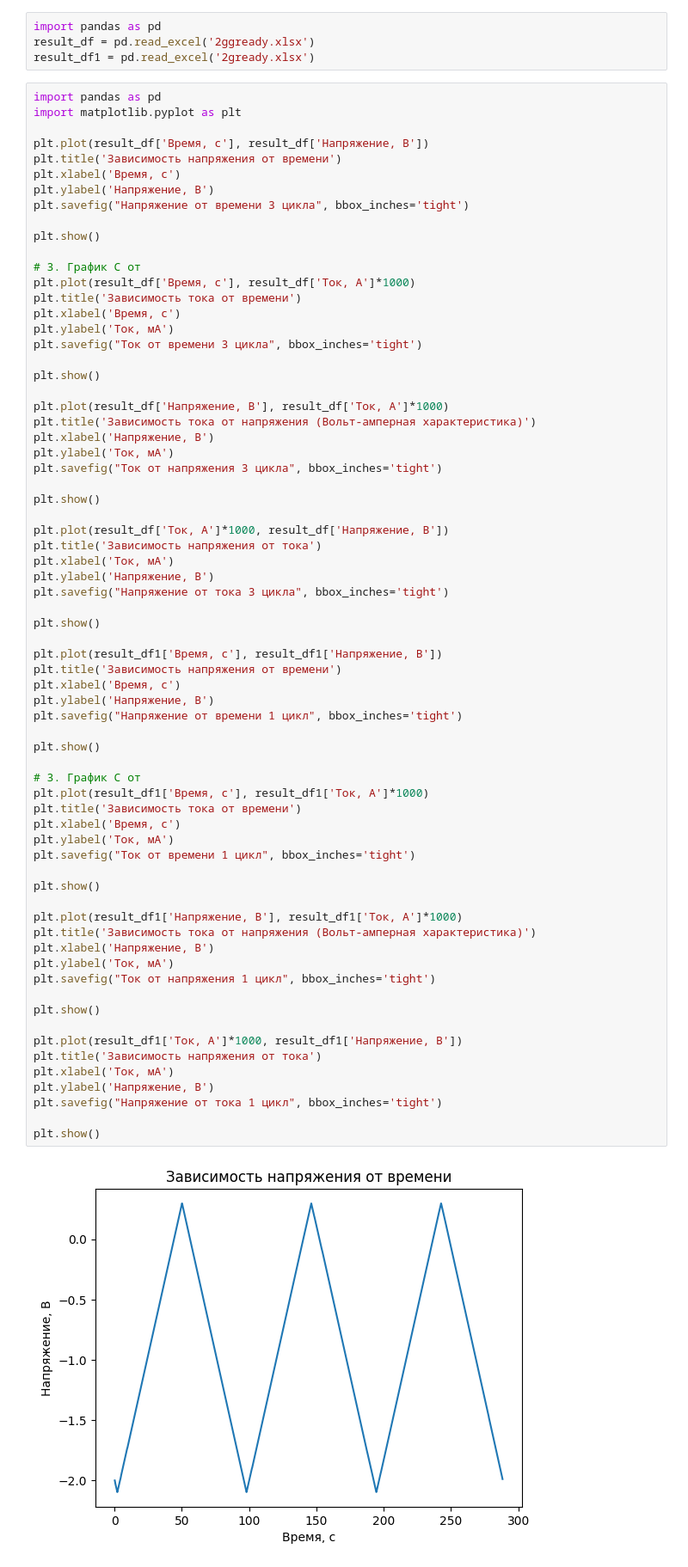
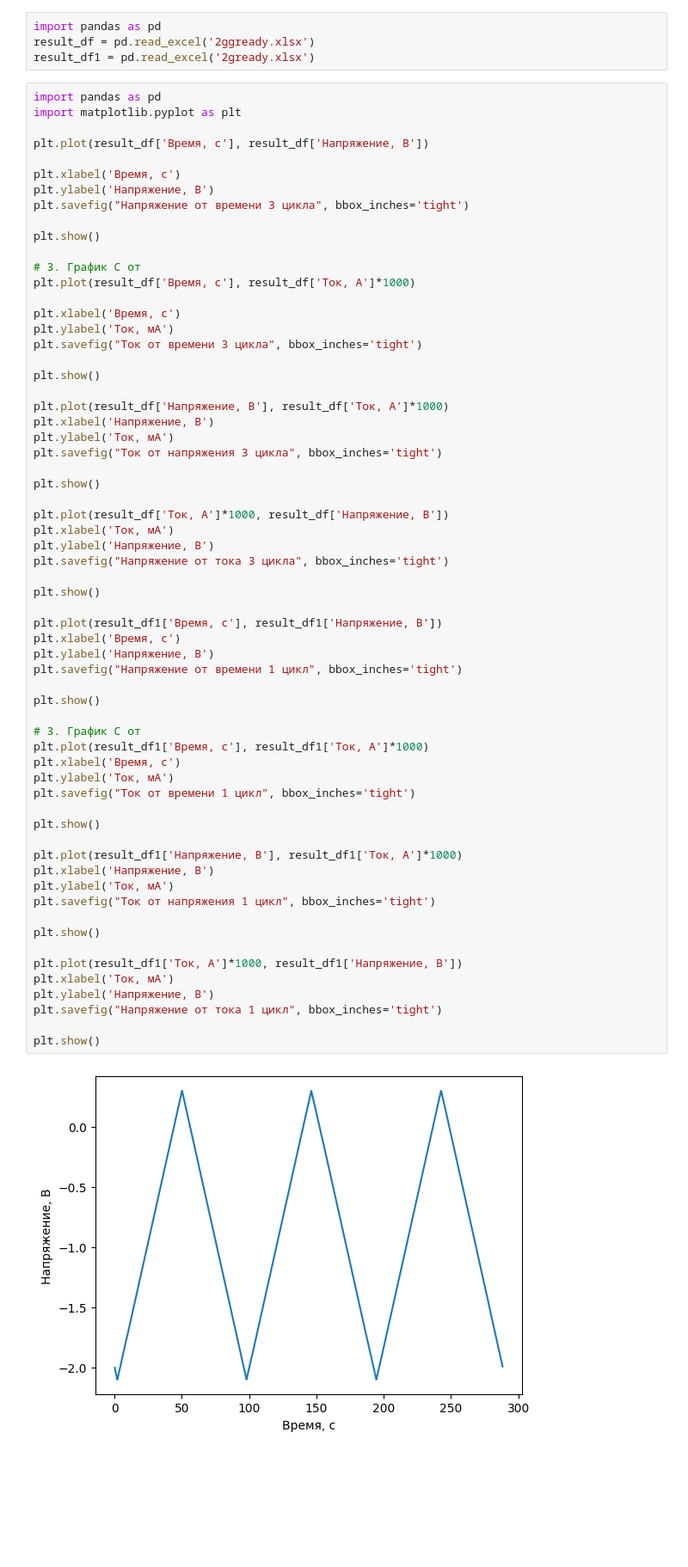
Before and after one commit to IgorChekmarev/fizha, a Jupyter notebook: el_kap/2/г/el_kap2g.ipynb, the cells around one changed output. Shown at 86% size. Cells and saved outputs as stored; diff of their text form; blank space fills up the shorter version.

```diff
--- a/el_kap/2/г/el_kap2g.ipynb
+++ b/el_kap/2/г/el_kap2g.ipynb
@@ -66,7 +66,7 @@ import pandas as pd
 import matplotlib.pyplot as plt
 
 plt.plot(result_df['Время, с'], result_df['Напряжение, В'])
-plt.title('Зависимость напряжения от времени')
+
 plt.xlabel('Время, с')
 plt.ylabel('Напряжение, В')
 plt.savefig("Напряжение от времени 3 цикла", bbox_inches='tight')
@@ -75,7 +75,7 @@ plt.show()
 
 # 3. График C от
 plt.plot(result_df['Время, с'], result_df['Ток, А']*1000)
-plt.title('Зависимость тока от времени')
+
 plt.xlabel('Время, с')
 plt.ylabel('Ток, мА')
 plt.savefig("Ток от времени 3 цикла", bbox_inches='tight')
@@ -83,7 +83,6 @@ plt.savefig("Ток от времени 3 цикла", bbox_inches='tight')
 plt.show()
 
 plt.plot(result_df['Напряжение, В'], result_df['Ток, А']*1000)
-plt.title('Зависимость тока от напряжения (Вольт-амперная характеристика)')
 plt.xlabel('Напряжение, В')
 plt.ylabel('Ток, мА')
 plt.savefig("Ток от напряжения 3 цикла", bbox_inches='tight')
@@ -91,7 +90,6 @@ plt.savefig("Ток от напряжения 3 цикла", bbox_inches='tight'
 plt.show()
 
 plt.plot(result_df['Ток, А']*1000, result_df['Напряжение, В'])
-plt.title('Зависимость напряжения от тока')
 plt.xlabel('Ток, мА')
 plt.ylabel('Напряжение, В')
 plt.savefig("Напряжение от тока 3 цикла", bbox_inches='tight')
@@ -99,36 +97,32 @@ plt.savefig("Напряжение от тока 3 цикла", bbox_inches='tigh
 plt.show()
 
 plt.plot(result_df1['Время, с'], result_df1['Напряжение, В'])
-plt.title('Зависимость напряжения от времени')
 plt.xlabel('Время, с')
 plt.ylabel('Напряжение, В')
 plt.savefig("Напряжение от времени 1 цикл", bbox_inches='tight')
 
 plt.show()
 
 # 3. График C от
 plt.plot(result_df1['Время, с'], result_df1['Ток, А']*1000)
-plt.title('Зависимость тока от времени')
 plt.xlabel('Время, с')
 plt.ylabel('Ток, мА')
 plt.savefig("Ток от времени 1 цикл", bbox_inches='tight')
 
 plt.show()
 
 plt.plot(result_df1['Напряжение, В'], result_df1['Ток, А']*1000)
-plt.title('Зависимость тока от напряжения (Вольт-амперная характеристика)')
 plt.xlabel('Напряжение, В')
 plt.ylabel('Ток, мА')
 plt.savefig("Ток от напряжения 1 цикл", bbox_inches='tight')
 
 plt.show()
 
 plt.plot(result_df1['Ток, А']*1000, result_df1['Напряжение, В'])
-plt.title('Зависимость напряжения от тока')
 plt.xlabel('Ток, мА')
 plt.ylabel('Напряжение, В')
 plt.savefig("Напряжение от тока 1 цикл", bbox_inches='tight')
 
 plt.show()
 # %% [output]
-[figure, old version]
+[figure, new version]
```
Also changed, not shown: parts of 1 cell of this notebook, 29 other files.
